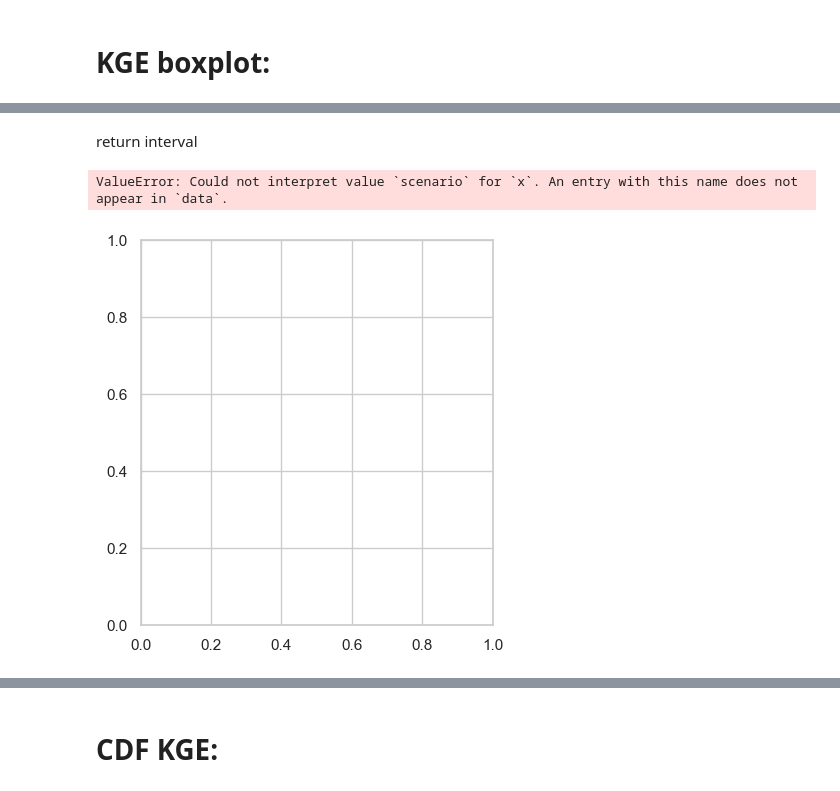
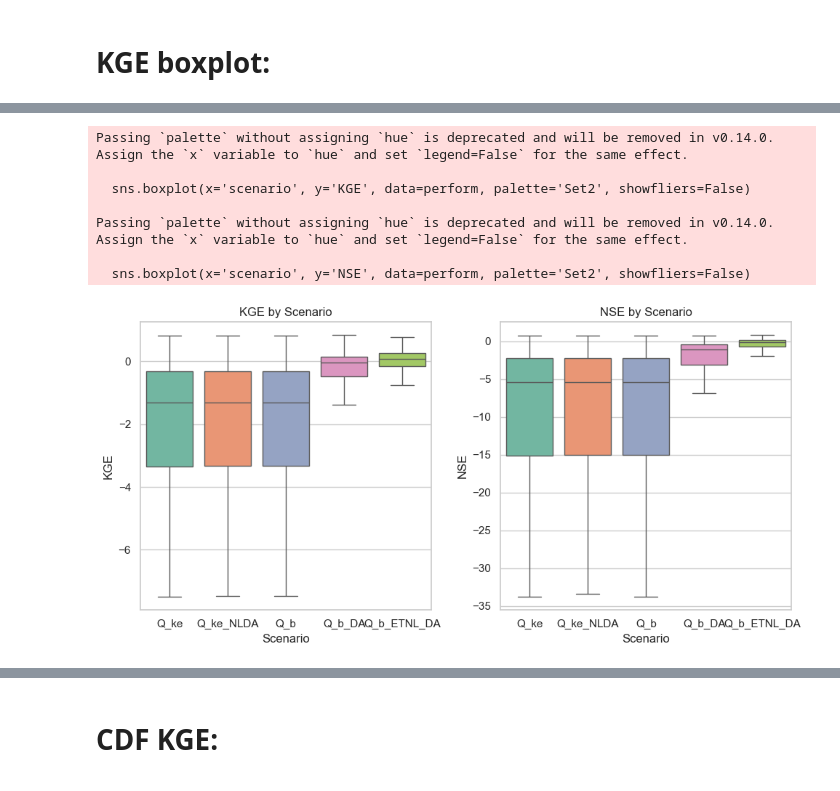
Before and after one commit to Habte1345/Bayesian_DA_Budyko_modeling, a Jupyter notebook: notebooks/notebook copy.ipynb, the cells around one changed output, grey strips where cells are left out. Saved outputs shown, nothing was run; the diff lists cells and outputs as text; code cells hidden in the pictures.

```diff
--- a/notebooks/notebook copy.ipynb
+++ b/notebooks/notebook copy.ipynb
@@ -8,11 +8,11 @@ import seaborn as sns
 # KGE boxplot:
 # %%
 
-df = pd.read_csv(r'C:\Users\hdagne1\Box\Dr.Mesfin Research\Codes\DA\DA_Github_repo\Bayesian_DA_Budyko_modeling\Simulation_results\streamflow_performance_metrics.csv')
+perform = pd.read_csv(r'C:\Users\hdagne1\Box\Dr.Mesfin Research\Codes\DA\DA_Github_repo\Bayesian_DA_Budyko_modeling\Simulation_results\streamflow_performance_metrics.csv')
 #
 
-df = df.set_index('gauge_id')
-df.describe()
+perform = perform.set_index('gauge_id')
+perform.describe()
 # %% [output]
 |  | KGE | NSE |
 | count | 2525.000000 | 2525.000000 |
@@ -33,28 +28,32 @@ final_calibrated_params['KGE'].plot(kind='box', showfliers+)
-# %% [markdown]
-return interval
 # %%
 import matplotlib.pyplot as plt
 import seaborn as sns
 
 # Assuming df is your DataFrame
 plt.figure(figsize=(10, 5))
 
 # Boxplot for KGE
 plt.subplot(1, 2, 1)
-sns.boxplot(x='scenario', y='KGE', data=df, palette='Set2', showfliers=False)
+sns.boxplot(x='scenario', y='KGE', data=perform, palette='Set2', showfliers=False)
 plt.title('KGE by Scenario')
 plt.xlabel('Scenario')
 plt.ylabel('KGE')
 
 # Boxplot for NSE
 plt.subplot(1, 2, 2)
-sns.boxplot(x='scenario', y='NSE', data=df, palette='Set2', showfliers=False)
+sns.boxplot(x='scenario', y='NSE', data=perform, palette='Set2', showfliers=False)
 plt.title('NSE by Scenario')
 plt.xlabel('Scenario')
 plt.ylabel('NSE')
 
 plt.tight_layout()
 plt.show()
 # %% [output]
-ValueError: Could not interpret value `scenario` for `x`. An entry with this name does not appear in `data`.
+Passing `palette` without assigning `hue` is deprecated and will be removed in v0.14.0. Assign the `x` variable to `hue` and set `legend=False` for the same effect.
+
+  sns.boxplot(x='scenario', y='KGE', data=perform, palette='Set2', showfliers=False)
+
+Passing `palette` without assigning `hue` is deprecated and will be removed in v0.14.0. Assign the `x` variable to `hue` and set `legend=False` for the same effect.
+
+  sns.boxplot(x='scenario', y='NSE', data=perform, palette='Set2', showfliers=False)
-[figure, old version]
+[figure, new version]
```
Also changed, not shown: parts of 9 cells of this notebook, 1 other file.
